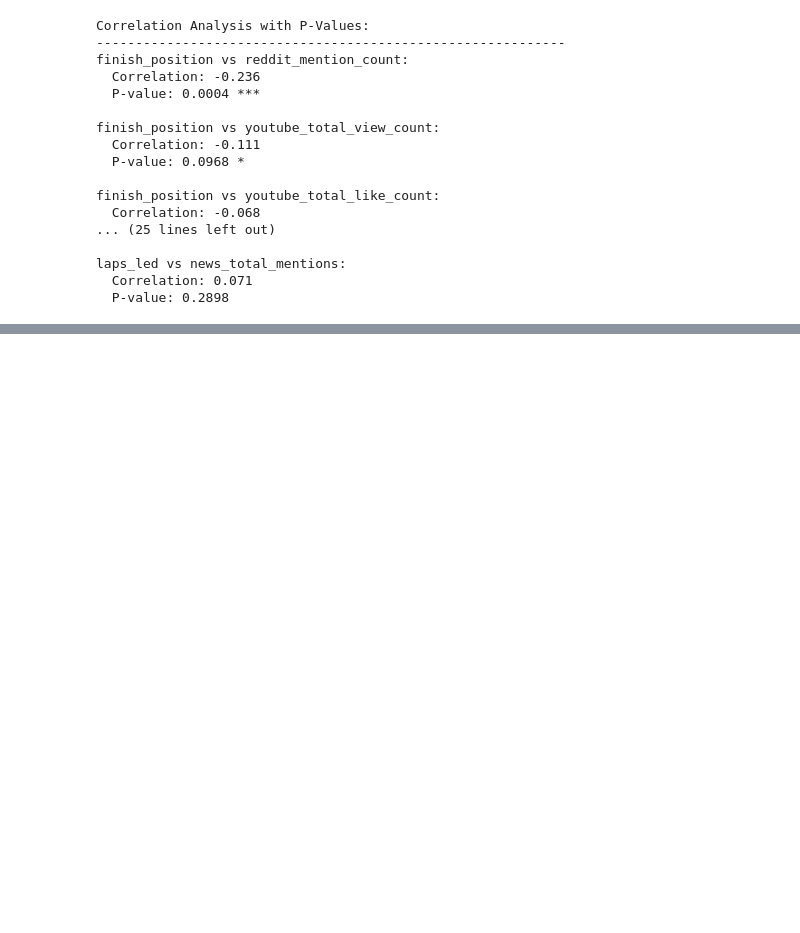
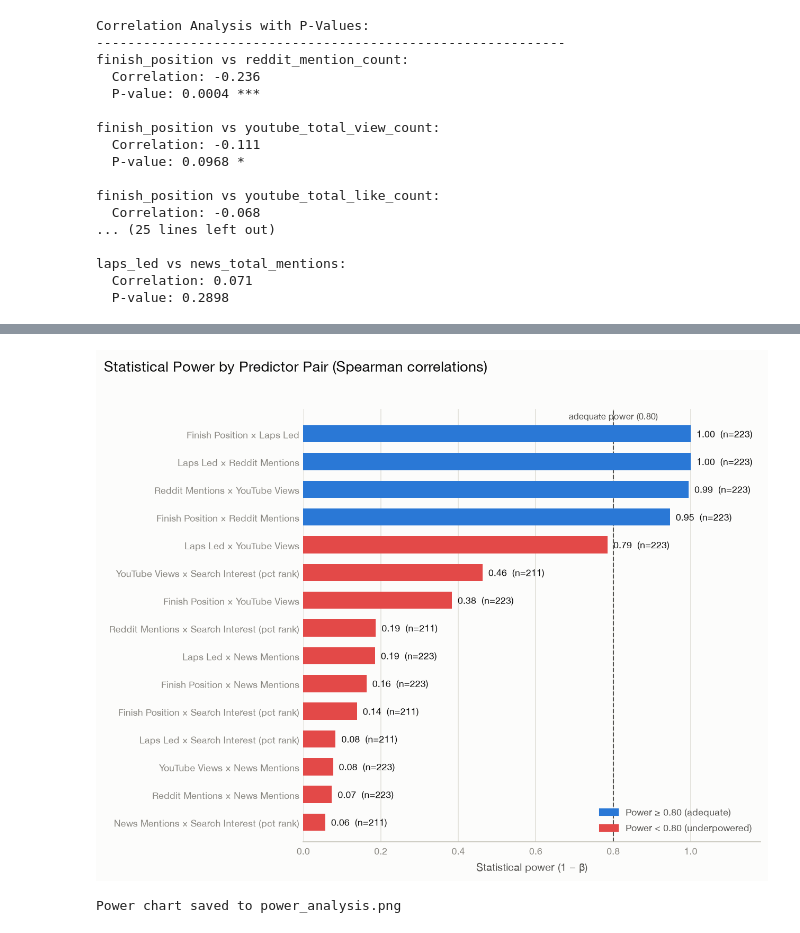
Before and after one commit to lloyd-todaro/NASCAR-Externship, a Jupyter notebook: code/statistical_analysis.ipynb, the cells around one changed output, grey strips where cells are left out. Saved outputs shown, nothing was run; the diff lists cells and outputs as text; code cells hidden in the pictures; blank space fills up the shorter version.

```diff
--- a/code/statistical_analysis.ipynb
+++ b/code/statistical_analysis.ipynb
@@ -337,9 +337,9 @@ def calculate_correlation_with_pvalue(df, var1, var2):
     """Calculate Spearman correlation with p-value."""
     # Remove any rows with missing values for these two variables
     clean_data = df[[var1, var2]].dropna()
-
+    n = len(clean_data)
     correlation, p_value = stats.spearmanr(clean_data[var1], clean_data[var2])
-    return correlation, p_value
+    return correlation, p_value, n
 
 # Test key relationships
 key_pairs = [
@@ -360,7 +360,7 @@ print("-" * 60)
 
 results = []
 for var1, var2 in key_pairs:
-    corr, pval = calculate_correlation_with_pvalue(df, var1, var2)
+    corr, pval, n = calculate_correlation_with_pvalue(df, var1, var2)
     significance = "***" if pval < 0.01 else "**" if pval < 0.05 else "*" if pval < 0.10 else ""
 
     results.append({
@@ -368,6 +368,7 @@ for var1, var2 in key_pairs:
         'Variable 2': var2,
         'Correlation': round(corr, 3),
         'P-Value': round(pval, 4),
+        'N': n,
         'Significance': significance
     })
 
@@ -424,0 +537,65 @@ Heatmap saved to correlation_heatmap.png
+# %%
+# Power by predictor pair — status color (adequate vs underpowered) on the
+# same design tokens as the histograms and heatmap above, sorted so the
+# weakest evidence sits at the top and the strongest at the bottom.
+POWER_ADEQUATE = FILL_EDGE      # matches the "positive" pole of the diverging pair
+POWER_UNDERPOWERED = DIVERGING_NEG  # matches the "negative" pole — a status read, not a series
+
+plot_df = power_df.sort_values('Power', ascending=True).reset_index(drop=True)
+pair_labels = [
+    f"{label_map.get(v1, v1)} × {label_map.get(v2, v2)}"
+    for v1, v2 in zip(plot_df['Variable 1'], plot_df['Variable 2'])
+]
+bar_colors = [
+    POWER_ADEQUATE if p >= TARGET_POWER else POWER_UNDERPOWERED
+    for p in plot_df['Power']
+]
+
+fig, ax = plt.subplots(figsize=(8.5, 6.5), dpi=150)
+fig.patch.set_facecolor(SURFACE)
+ax.set_facecolor(SURFACE)
+
+y_pos = np.arange(len(plot_df))
+ax.barh(y_pos, plot_df['Power'], color=bar_colors, height=0.62, zorder=3)
+
+# reference line at the conventional adequacy threshold
+ax.axvline(TARGET_POWER, color=INK_SECONDARY, linewidth=1, linestyle="--", zorder=2)
+ax.set_ylim(-0.7, len(plot_df) - 0.1)
+ax.text(TARGET_POWER, len(plot_df) - 0.55, "adequate power (0.80)",
+        color=INK_SECONDARY, fontsize=8, ha="center", va="bottom")
+
+# direct labels: power value + sample size, since a legend alone can't carry both
+for y, power, n in zip(y_pos, plot_df['Power'], plot_df['N']):
+    ax.text(power + 0.015, y, f"{power:.2f}  (n={n})",
+            color=INK_PRIMARY, fontsize=8.5, va="center", ha="left")
+
+ax.set_yticks(y_pos)
+ax.set_yticklabels(pair_labels, color=INK_SECONDARY, fontsize=9)
+ax.set_xlim(0, 1.18)
+ax.set_xlabel("Statistical power (1 − β)", color=INK_SECONDARY, fontsize=9.5)
+
+ax.grid(axis="x", color=GRIDLINE, linewidth=0.8, zorder=0)
+ax.set_axisbelow(True)
+for spine in ["top", "right", "left"]:
+    ax.spines[spine].set_visible(False)
+ax.spines["bottom"].set_color(BASELINE)
+ax.tick_params(axis="both", colors=INK_MUTED, labelsize=8.5, length=0)
+
+# legend for the status encoding — power adequacy is a category, not a magnitude
+legend_handles = [
+    plt.Rectangle((0, 0), 1, 1, color=POWER_ADEQUATE, label=f"Power ≥ {TARGET_POWER:.2f} (adequate)"),
+    plt.Rectangle((0, 0), 1, 1, color=POWER_UNDERPOWERED, label=f"Power < {TARGET_POWER:.2f} (underpowered)"),
+]
+ax.legend(handles=legend_handles, loc="lower right", frameon=False,
+          fontsize=8.5, labelcolor=INK_SECONDARY)
+
+fig.suptitle("Statistical Power by Predictor Pair (Spearman correlations)", fontsize=13,
+             color=INK_PRIMARY, x=0.01, ha="left", y=1.02)
+fig.tight_layout()
+plt.savefig('data/plots/power_analysis.png', dpi=150, facecolor=SURFACE, bbox_inches='tight')
+plt.show()
+
+print("Power chart saved to power_analysis.png")
+# %% [output]
+[figure, added]
+Power chart saved to power_analysis.png
```
Also changed, not shown: parts of 3 cells of this notebook, 3 other files.
